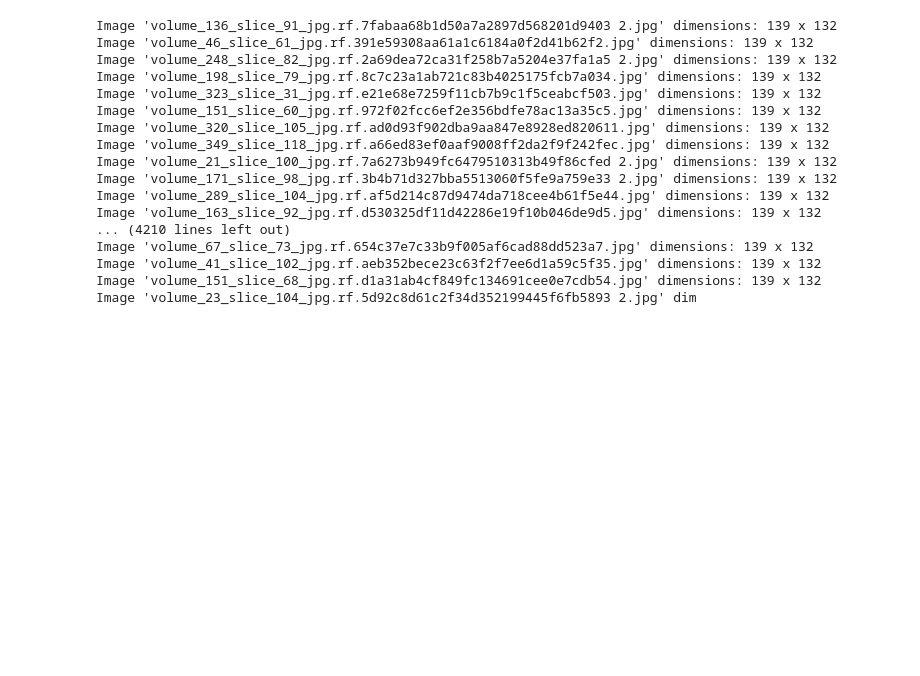
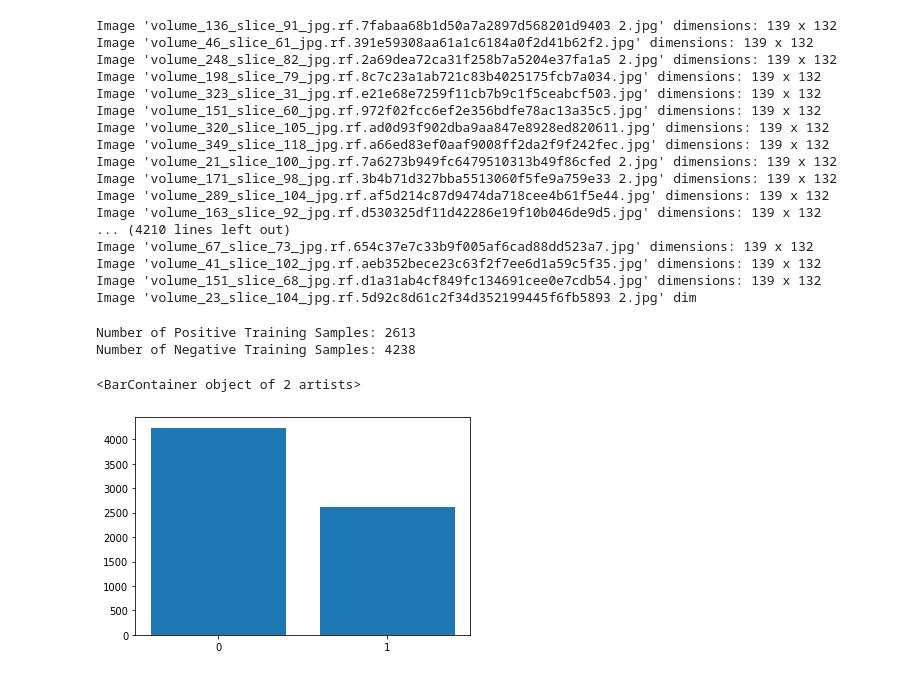
Before and after one commit to AyushBatra01/medical-imaging, a Jupyter notebook: load_data.ipynb, the cells around one changed output. Drawn from its saved outputs; the diff is of its cells as text; code cells hidden in the pictures; blank space fills up the shorter version.

```diff
--- a/load_data.ipynb
+++ b/load_data.ipynb
@@ -197,3 +202,22 @@ Image 'volume_67_slice_73_jpg.rf.654c37e7c33b9f005af6cad88dd523a7.jpg' dimension
 Image 'volume_41_slice_102_jpg.rf.aeb352bece23c63f2f7ee6d1a59c5f35.jpg' dimensions: 139 x 132
 Image 'volume_151_slice_68_jpg.rf.d1a31ab4cf849fc134691cee0e7cdb54.jpg' dimensions: 139 x 132
 Image 'volume_23_slice_104_jpg.rf.5d92c8d61c2f34d352199445f6fb5893 2.jpg' dim
+# %%
+count_0 = 0
+count_1 = 0
+for img, label in train_dataset:
+    if len(label) == 0:
+        continue
+    if label[0].item() == 0:
+        count_0 += 1
+    else:
+        count_1 += 1
+
+print(f"Number of Positive Training Samples: {count_1}")
+print(f"Number of Negative Training Samples: {count_0}")
+plt.bar(["0","1"], [count_0, count_1])
+# %% [output]
+Number of Positive Training Samples: 2613
+Number of Negative Training Samples: 4238
+<BarContainer object of 2 artists>
+[figure, added]
```
Also changed, not shown: parts of 8 cells of this notebook.
